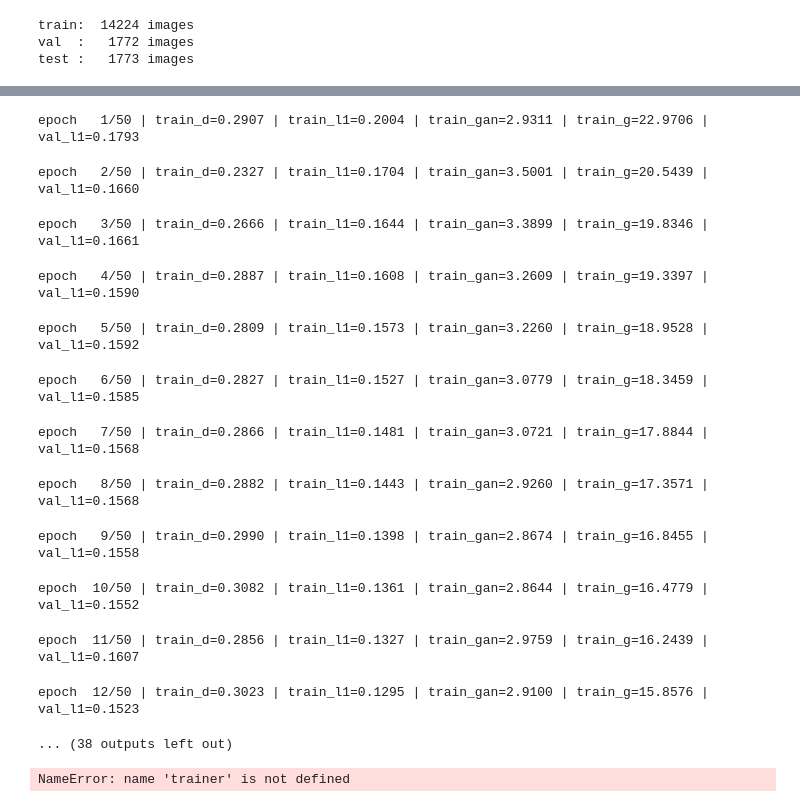
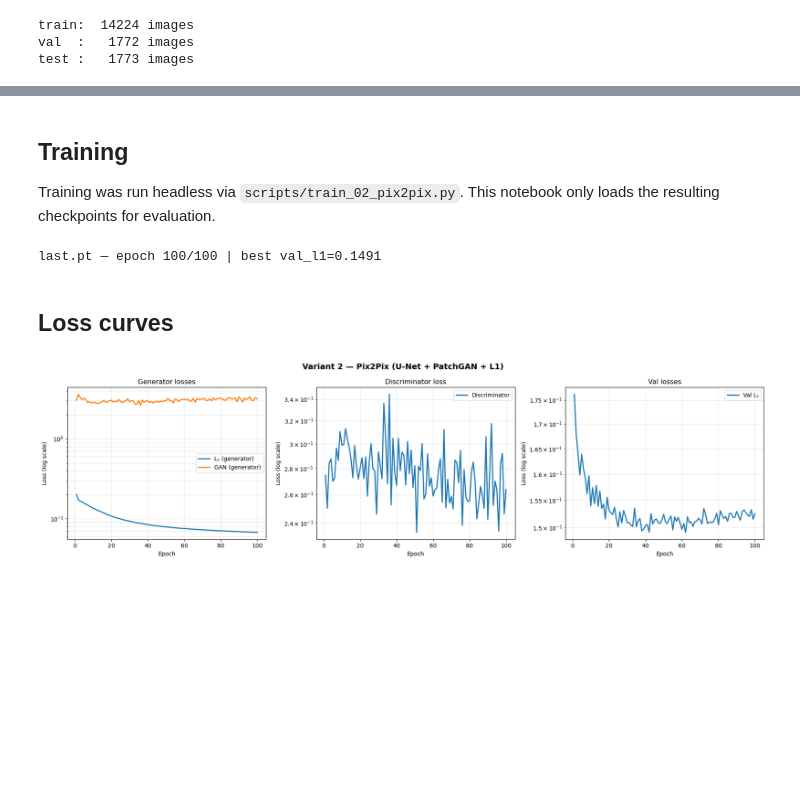
Before and after one commit to mattiamondo/anime-colorization, a Jupyter notebook: notebooks/02_pix2pix.ipynb, the cells around one changed output, grey strips where cells are left out. Saved outputs shown, nothing was run; the diff lists cells and outputs as text; code cells hidden in the pictures; blank space fills up the shorter version.

```diff
--- a/notebooks/02_pix2pix.ipynb
+++ b/notebooks/02_pix2pix.ipynb
@@ -66,35 +69,32 @@ test :   1773 images
+# %% [markdown]
+## Training
+
+Training was run headless via `scripts/train_02_pix2pix.py`.
+This notebook only loads the resulting checkpoints for evaluation.
 # %%
-trainer = Pix2PixTrainer(
-    train_loader=train_loader,
-    val_loader=val_loader,
-    checkpoint_dir=CKPT_DIR,
-    lr=CONFIG["lr"],
-    lambda_l1=CONFIG["lambda_l1"],
-    lambda_gan=CONFIG["lambda_gan"],
-    lambda_perceptual=CONFIG["lambda_perceptual"],
-)
+def make_trainer():
+    return Pix2PixTrainer(
+        train_loader=train_loader,
+        val_loader=val_loader,
+        checkpoint_dir=CKPT_DIR,
+        lr=CONFIG["lr"],
+        lambda_l1=CONFIG["lambda_l1"],
+        lambda_gan=CONFIG["lambda_gan"],
+        lambda_perceptual=CONFIG["lambda_perceptual"],
+        discriminator_type=CONFIG["discriminator_type"],
+        early_stopping=CONFIG["early_stopping"],
+    )
 
-# To resume an interrupted run, uncomment:
-# trainer.load_checkpoint("last.pt")
-
-history = trainer.fit(CONFIG["epochs"])
+trainer = make_trainer()
+trainer.load_checkpoint("last.pt")
+print(f"last.pt — epoch {trainer.epoch}/{CONFIG['epochs']} | best val_l1={trainer.best_metric:.4f}")
 # %% [output]
-epoch   1/50 | train_d=0.2907 | train_l1=0.2004 | train_gan=2.9311 | train_g=22.9706 | val_l1=0.1793
+last.pt — epoch 100/100 | best val_l1=0.1491
-epoch   2/50 | train_d=0.2327 | train_l1=0.1704 | train_gan=3.5001 | train_g=20.5439 | val_l1=0.1660
-epoch   3/50 | train_d=0.2666 | train_l1=0.1644 | train_gan=3.3899 | train_g=19.8346 | val_l1=0.1661
-epoch   4/50 | train_d=0.2887 | train_l1=0.1608 | train_gan=3.2609 | train_g=19.3397 | val_l1=0.1590
-epoch   5/50 | train_d=0.2809 | train_l1=0.1573 | train_gan=3.2260 | train_g=18.9528 | val_l1=0.1592
-epoch   6/50 | train_d=0.2827 | train_l1=0.1527 | train_gan=3.0779 | train_g=18.3459 | val_l1=0.1585
-epoch   7/50 | train_d=0.2866 | train_l1=0.1481 | train_gan=3.0721 | train_g=17.8844 | val_l1=0.1568
-epoch   8/50 | train_d=0.2882 | train_l1=0.1443 | train_gan=2.9260 | train_g=17.3571 | val_l1=0.1568
-epoch   9/50 | train_d=0.2990 | train_l1=0.1398 | train_gan=2.8674 | train_g=16.8455 | val_l1=0.1558
-epoch  10/50 | train_d=0.3082 | train_l1=0.1361 | train_gan=2.8644 | train_g=16.4779 | val_l1=0.1552
-epoch  11/50 | train_d=0.2856 | train_l1=0.1327 | train_gan=2.9759 | train_g=16.2439 | val_l1=0.1607
-epoch  12/50 | train_d=0.3023 | train_l1=0.1295 | train_gan=2.9100 | train_g=15.8576 | val_l1=0.1523
-... (38 outputs left out)
+# %% [markdown]
+## Loss curves
 # %%
-trainer.load_checkpoint("last.pt")
-plot_loss_curves(trainer.history, title="Variant 2 — Pix2Pix (U-Net + PatchGAN + L1)",
+plot_loss_curves(trainer.history,
+                 title="Variant 2 — Pix2Pix (U-Net + PatchGAN + L1)",
                  save_path=FIG_DIR / "02_pix2pix_losses.png")
 # %% [output]
-NameError: name 'trainer' is not defined
+[figure, added]
```
Also changed, not shown: parts of 14 cells of this notebook, 6 other files.
